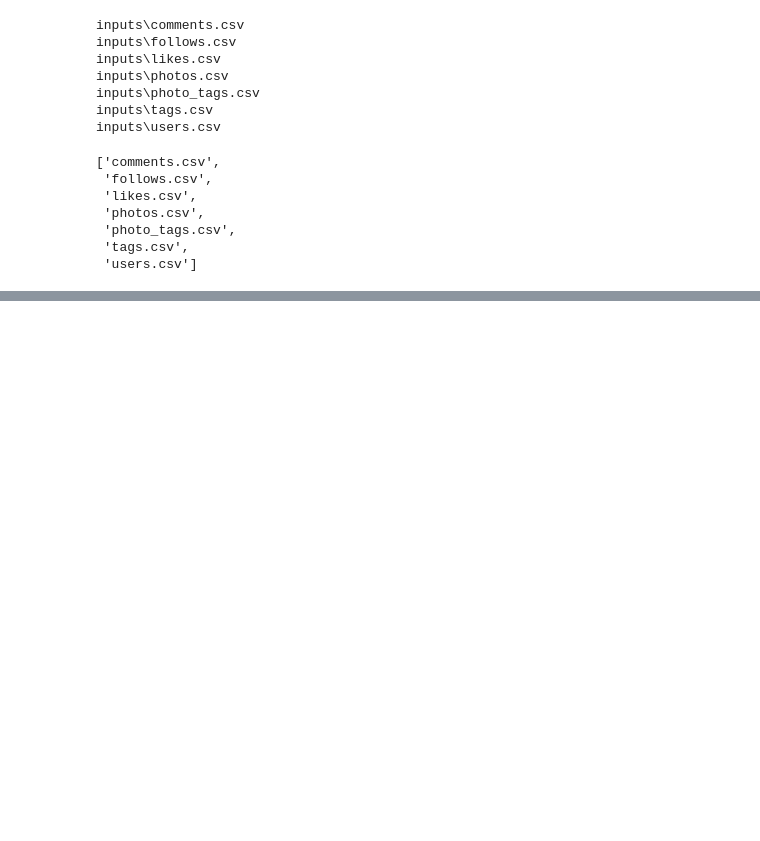
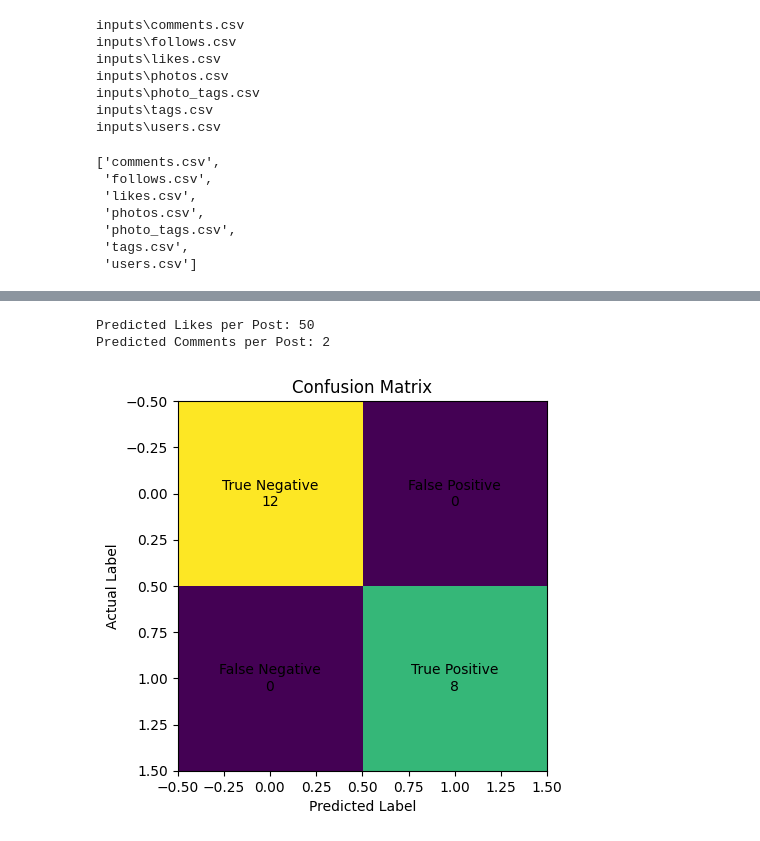
Before and after one commit to kishorekumar28114/Data-Science, a Jupyter notebook: instagram-analysis.ipynb, the cells around one changed output, grey strips where cells are left out. Saved outputs shown, nothing was run; the diff lists cells and outputs as text; code cells hidden in the pictures; blank space fills up the shorter version.

```diff
--- a/instagram-analysis.ipynb
+++ b/instagram-analysis.ipynb
@@ -114,0 +46,19 @@ df = pd.merge(followers_count, likes_per_user, on='user_id', how='inner')
+# %%
+# 5. Preprocess Data
+
+df = users.copy()
+
+# Count likes per user
+likes_count = likes.groupby('user_id').size().reset_index(name='total_likes')
+
+# Count comments per user
+comments_count = comments.groupby('user_id').size().reset_index(name='total_comments')
+
+# Merge data
+df = df.merge(likes_count, left_on='id', right_on='user_id', how='left')
+df = df.merge(comments_count, left_on='id', right_on='user_id', how='left')
+
+df = df.fillna(0)
+
+# Engagement feature
+df['engagement'] = df['total_likes'] + df['total_comments']
@@ -115 +188,43 @@ df = pd.merge(followers_count, likes_per_user, on='user_id', how='inner')
+# %%
+followers_input = int(input("Enter followers: "))
+posts_input = int(input("Enter total posts: "))
+
+input_data = [[followers_input, posts_input]]
+
+pred_likes = likes_model.predict(input_data)
+pred_comments = comments_model.predict(input_data)
+
+print("Predicted Likes per Post:", max(50, int(pred_likes[0])))
+print("Predicted Comments per Post:", max(2, int(pred_comments[0])))
+# %% [output]
+Predicted Likes per Post: 50
+Predicted Comments per Post: 2
+# %%
+# Confusion Matrix (Labeled - No Color Styling)
+
+from sklearn.metrics import confusion_matrix
+import matplotlib.pyplot as plt
+
+cm = confusion_matrix(y_test, y_pred)
+
+plt.figure()
+plt.imshow(cm)
+
+plt.title("Confusion Matrix")
+plt.xlabel("Predicted Label")
+plt.ylabel("Actual Label")
+
+# Labels mapping
+labels = [["True Negative", "False Positive"],
+          ["False Negative", "True Positive"]]
+
+# Add text inside each box
+for i in range(2):
+    for j in range(2):
+        plt.text(j, i, f"{labels[i][j]}\n{cm[i][j]}",
+                 ha='center', va='center')
+
+plt.show()
+# %% [output]
+[figure, added]
 # %%
```
Also changed, not shown: parts of 19 cells of this notebook, 4 other files.
